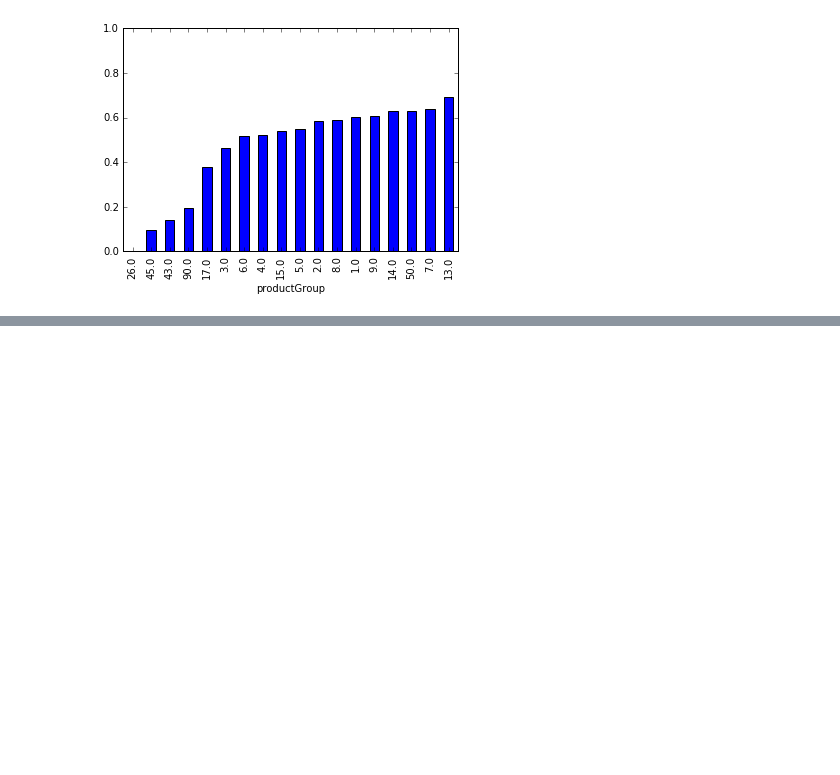
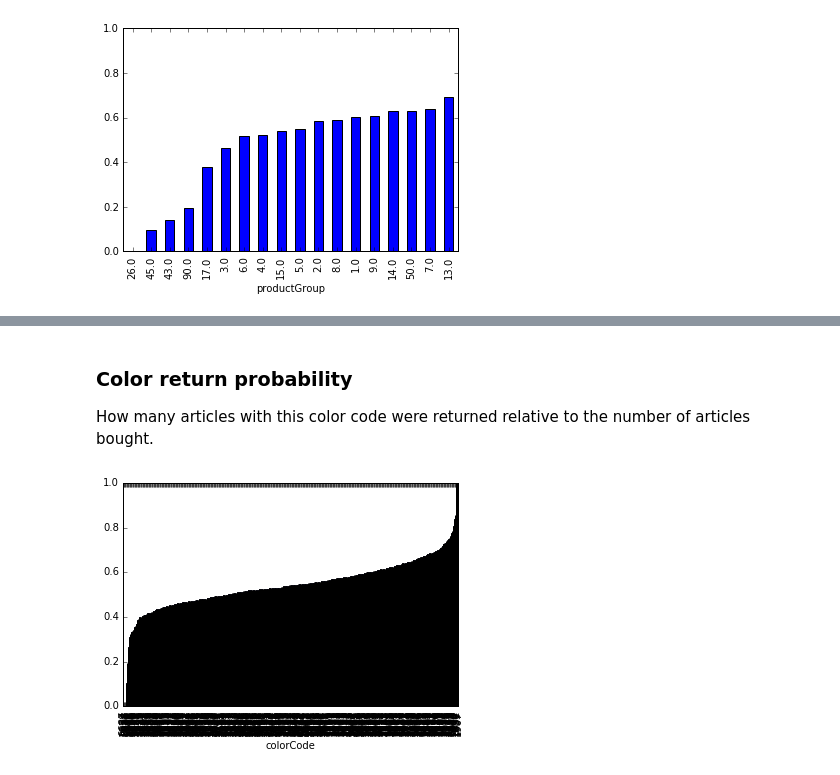
Before and after one commit to aleximmer/run-dmc, a Jupyter notebook: features.ipynb, the cells around one changed output, grey strips where cells are left out. Drawn from its saved outputs; the diff is of its cells as text; code cells hidden in the pictures; blank space fills up the shorter version.

```diff
--- a/features.ipynb
+++ b/features.ipynb
@@ -37,0 +49,13 @@ None
+# %% [markdown]
+### Color return probability
+How many articles with this color code were returned relative to the number of articles bought.
+# %%
+returned_articles = df.groupby(['colorCode']).returnQuantity.sum()
+bought_articles = df.groupby(['colorCode']).quantity.sum()
+group_return_probs = returned_articles / bought_articles
+
+axes = group_return_probs.sort_values().plot('hi')
+axes.set_ylim([0,1])
+None
+# %% [output]
+[figure, added]
```
Also changed, not shown: parts of 7 cells of this notebook, 2 other files.
